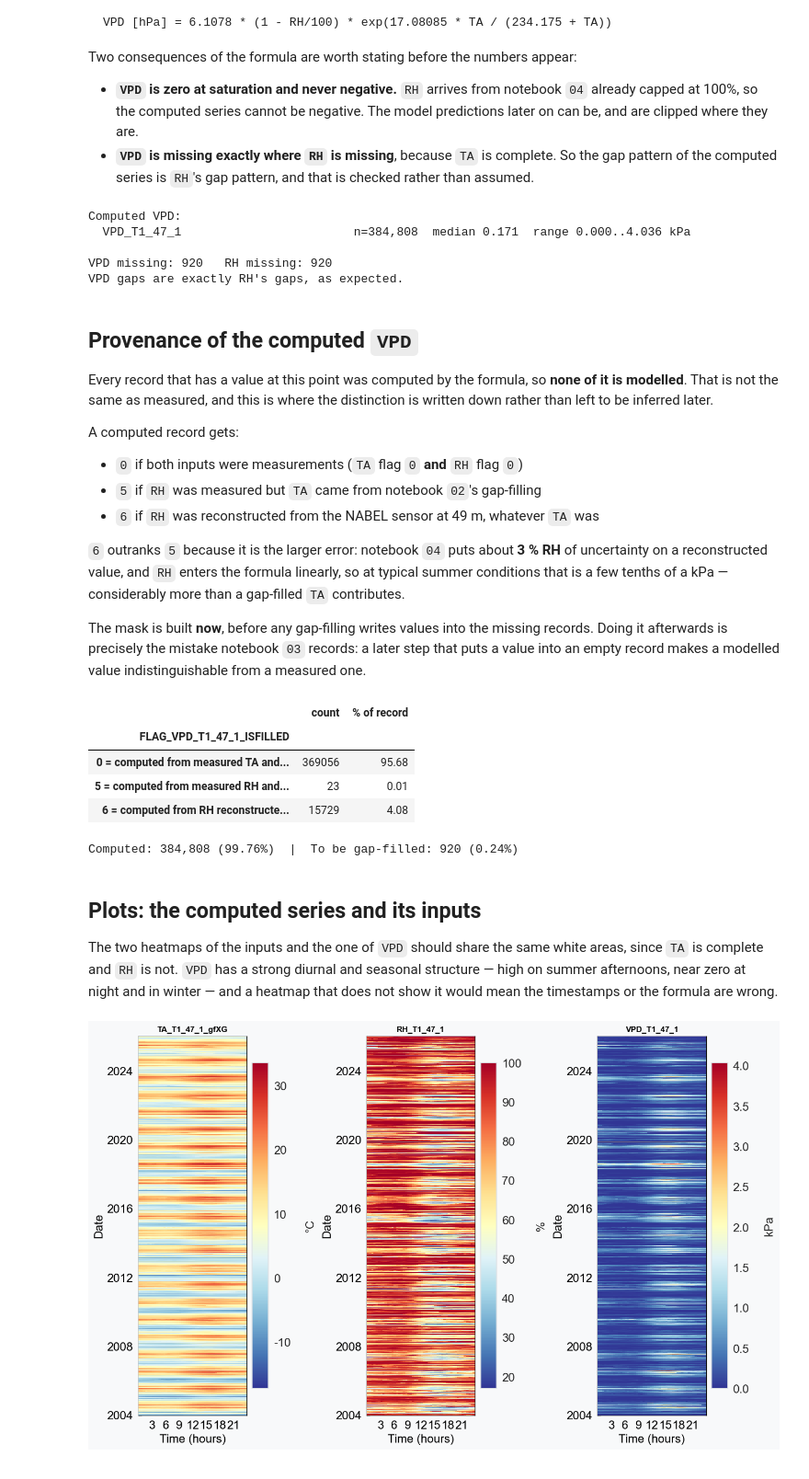
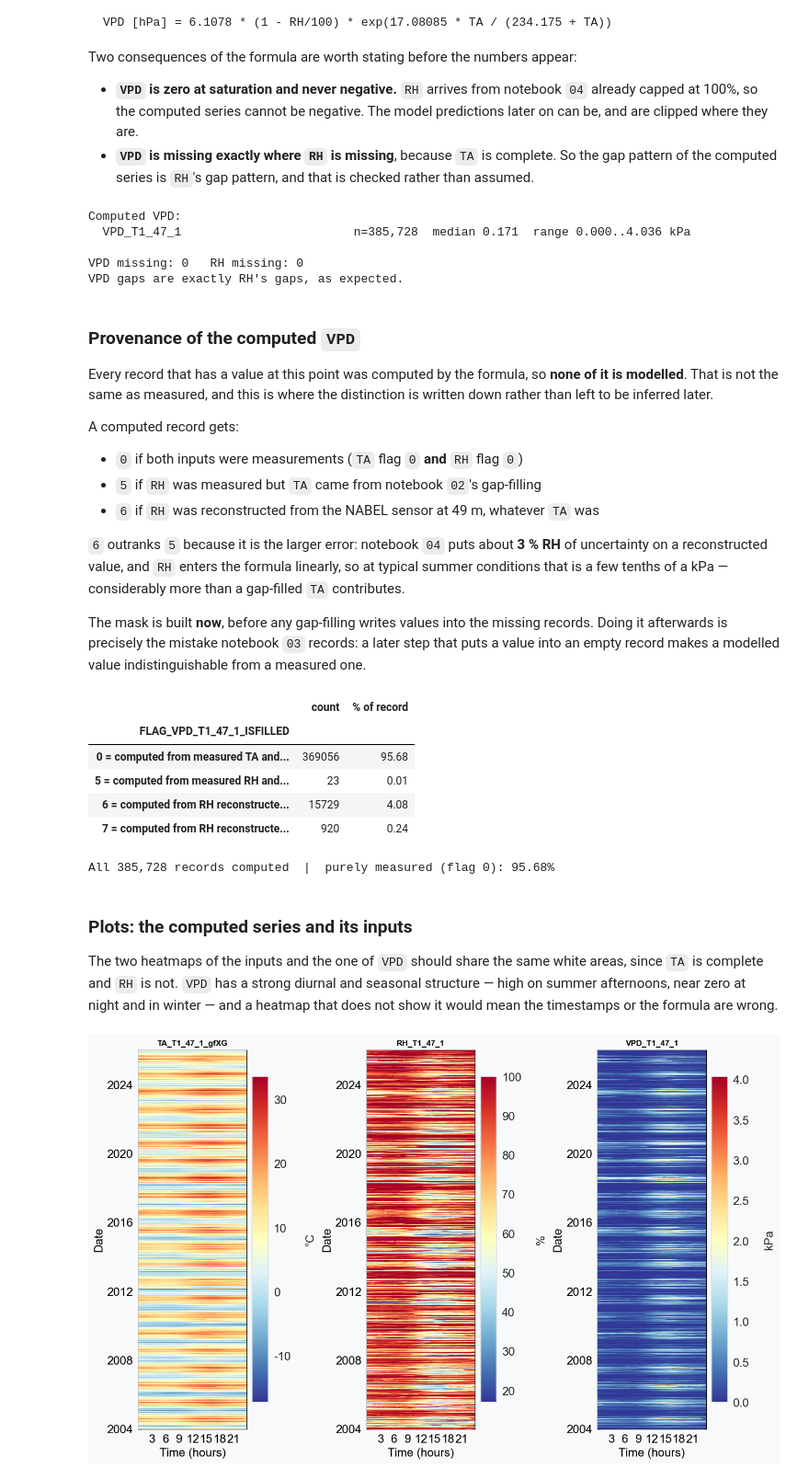
Before and after one commit to holukas/dataset_ch-lae_flux_product, a Jupyter notebook: workflow/10_METEO/30_PRODUCTS/07_METEO_VPD_2004-2025.ipynb, the cells around one changed output. Shown at 92% size. Drawn from its saved outputs; the diff is of its cells as text; code cells hidden in the pictures.

```diff
--- a/workflow/10_METEO/30_PRODUCTS/07_METEO_VPD_2004-2025.ipynb
+++ b/workflow/10_METEO/30_PRODUCTS/07_METEO_VPD_2004-2025.ipynb
@@ -313,32 +273,28 @@ The working index is their **intersection**, so a future input with a shorter re
 product instead of filling the difference with `NaN` that would later be modelled as if it were a
 genuine gap.
 # %%
-common_index = ta_in.index.intersection(rh_in.index).intersection(swin_in.index)
+common_index = ta_in.index.intersection(rh_in.index)
 common_index.name = ta_in.index.name
 
-for _label, _df in [('TA', ta_in), ('RH', rh_in), ('SW_IN', swin_in)]:
+for _label, _df in [('TA', ta_in), ('RH', rh_in)]:
     _dropped = len(_df) - len(common_index)
     print(f"{_label:<6} {len(_df):>7,} records, {_dropped:>5,} outside the common index")
-
-assert len(common_index) > 0, "the three inputs do not overlap at all"
+assert len(common_index) > 0, "the two inputs do not overlap at all"
 
 df = pd.DataFrame(index=common_index)
 df[TA_COL] = ta_in[TA_COL]
 df[TA_FLAGCOL] = ta_in[TA_FLAGCOL]
 df[RH_COL] = rh_in[RH_COL]
 df[RH_FLAGCOL] = rh_in[RH_FLAGCOL]
-df[SWIN_COL] = swin_in[SWIN_COL]
 
 print(f"\nWorking index: {df.index[0]} -> {df.index[-1]}  ({len(df):,} records)")
 
-# TA and SW_IN arrive gap-filled and must be complete; RH is expected to have gaps.
+# Both inputs arrive complete, so VPD can be computed for every record.
 assert df[TA_COL].notna().all(), f"{TA_COL} has gaps but notebook 02 exports a complete series"
-assert df[SWIN_COL].notna().all(), f"{SWIN_COL} has gaps but notebook 01 exports a complete series"
+assert df[RH_COL].notna().all(), f"{RH_COL} has gaps but notebook 04 now exports a complete series"
 assert df[TA_FLAGCOL].notna().all(), f"{TA_FLAGCOL} has missing flags"
 assert df[RH_FLAGCOL].notna().all(), f"{RH_FLAGCOL} has missing flags"
-
-print(f"{RH_COL}: {df[RH_COL].notna().sum():,} of {len(df):,} records "
-      f"({100 * df[RH_COL].notna().mean():.2f}%) - the rest become VPD gaps")
+print(f"{RH_COL}: complete, so VPD is computed for every record")
 df
 # %% [output]
 TA     385,728 records,     0 outside the common index
@@ -431,12 +387,12 @@ assert _vpd_missing.equals(_rh_missing), \
 print("VPD gaps are exactly RH's gaps, as expected.")
 # %% [output]
 Computed VPD:
-  VPD_T1_47_1                        n=384,808  median 0.171  range 0.000..4.036 kPa
+  VPD_T1_47_1                        n=385,728  median 0.171  range 0.000..4.036 kPa
 
-VPD missing: 920   RH missing: 920
+VPD missing: 0   RH missing: 0
 VPD gaps are exactly RH's gaps, as expected.
 # %% [markdown]
-## Provenance of the computed `VPD`
+### Provenance of the computed `VPD`
 
 Every record that has a value at this point was computed by the formula, so **none of it is
 modelled**. That is not the same as measured, and this is where the distinction is written down
@@ -456,33 +412,35 @@ The mask is built **now**, before any gap-filling writes values into the missing
 afterwards is precisely the mistake notebook `03` records: a later step that puts a value into an
 empty record makes a modelled value indistinguishable from a measured one.
 # %%
-# Built while the gaps are still gaps. `computed` is the set of records the formula produced.
+# TA and RH are complete, so VPD is computed for every record. The flag records what each VPD
+# rests on; there is no gap-filling to merge in.
 computed = df[TARGET].notna()
+assert computed.all(), "VPD is not complete though TA and RH are - a formula problem"
 
-provenance = pd.Series(np.nan, index=df.index, name=f"FLAG_{TARGET}_ISFILLED")
-provenance[computed & (df[TA_FLAGCOL] == 0) & (df[RH_FLAGCOL] == 0)] = 0
-provenance[computed & (df[TA_FLAGCOL] > 0) & (df[RH_FLAGCOL] == 0)] = 5
-provenance[computed & (df[RH_FLAGCOL] == RH_FLAG_RECONSTRUCTED)] = 6   # outranks 5, see above
+flag = pd.Series(pd.NA, index=df.index, dtype='Int64', name=f"FLAG_{TARGET}_ISFILLED")
+flag[(df[TA_FLAGCOL] == 0) & (df[RH_FLAGCOL] == 0)] = 0                 # both measured
+flag[(df[TA_FLAGCOL] > 0) & (df[RH_FLAGCOL] == 0)] = 5                  # RH measured, TA gap-filled
+flag[df[RH_FLAGCOL] == RH_FLAG_RECONSTRUCTED] = 6                       # RH from NABEL (any TA)
+flag[df[RH_FLAGCOL] == RH_FLAG_RECONSTRUCTED_LAE] = 7                   # RH from Laegern (any TA)
 
-# Every computed record must have been classified, and nothing else may have been.
-assert provenance.notna().equals(computed), \
-    "a computed record was left unclassified, or a gap was classified"
+# The RH flag partitions the record into {0, 3, 4}, so every record is classified exactly once.
+assert flag.notna().all(), "a record was left unclassified"
+assert set(int(x) for x in flag.unique()).issubset(set(FLAG_LEGEND)), "unknown flag code"
 
-_counts = provenance.value_counts().sort_index()
+_counts = flag.value_counts().sort_index()
 display(pd.DataFrame({'count': _counts.astype(int),
-                      '% of record': (100 * _counts / len(df)).round(2)})
-        .rename(index=FLAG_LEGEND))
-print(f"Computed: {int(computed.sum()):,} ({100 * computed.mean():.2f}%)  |  "
-      f"To be gap-filled: {int((~computed).sum()):,} ({100 * (~computed).mean():.2f}%)")
+                      '% of record': (100 * _counts / len(df)).round(2)}).rename(index=FLAG_LEGEND))
+print(f"All {len(df):,} records computed  |  purely measured (flag 0): {100 * (flag == 0).mean():.2f}%")
 # %% [output]
 |  | count | % of record |
 | FLAG_VPD_T1_47_1_ISFILLED |  |  |
 | 0 = computed from measured TA and... | 369056 | 95.68 |
 | 5 = computed from measured RH and... | 23 | 0.01 |
 | 6 = computed from RH reconstructe... | 15729 | 4.08 |
+| 7 = computed from RH reconstructe... | 920 | 0.24 |
-Computed: 384,808 (99.76%)  |  To be gap-filled: 920 (0.24%)
+All 385,728 records computed  |  purely measured (flag 0): 95.68%
 # %% [markdown]
-## Plots: the computed series and its inputs
+### Plots: the computed series and its inputs
 
 The two heatmaps of the inputs and the one of `VPD` should share the same white areas, since `TA`
 is complete and `RH` is not. `VPD` has a strong diurnal and seasonal structure — high on summer
```
Also changed, not shown: parts of 53 cells of this notebook.
